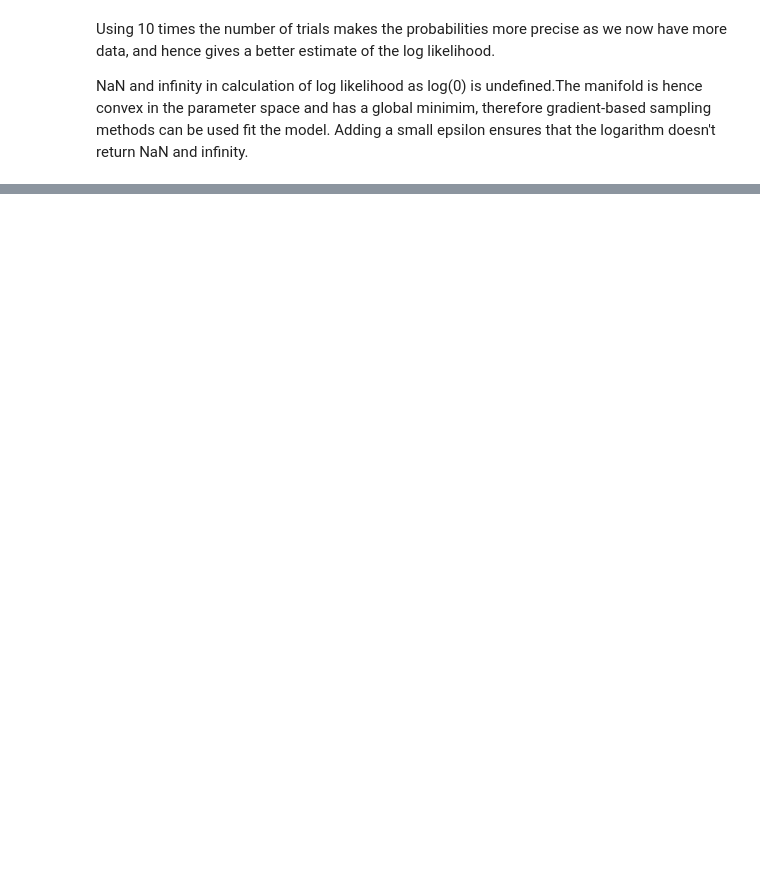
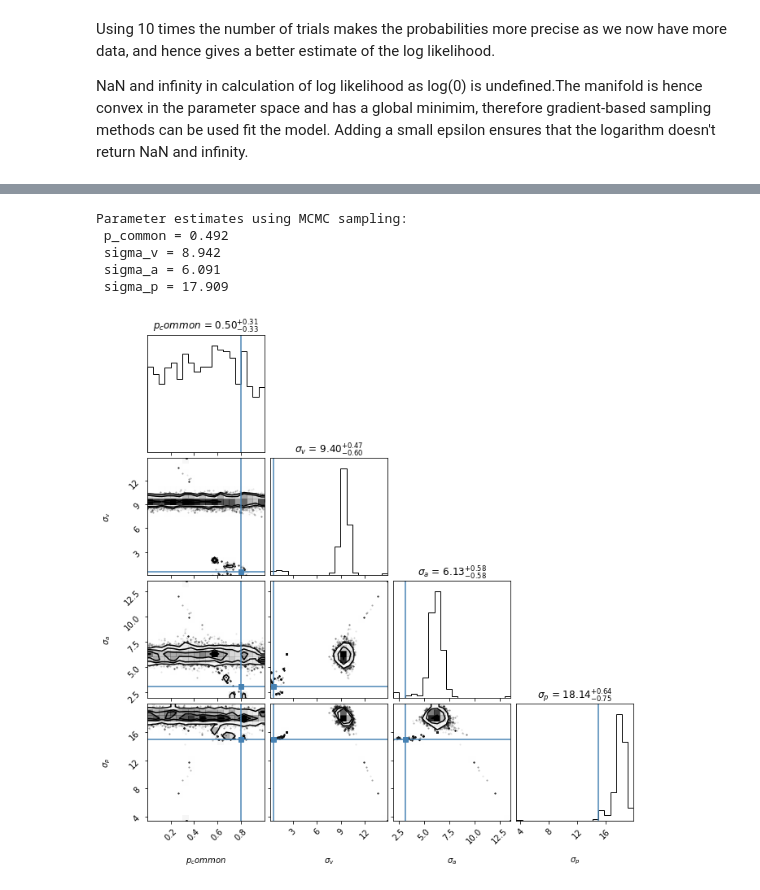
Before and after one commit to anujanegi/causal-inference, a Jupyter notebook: Causal Inference in Multisensory Perception.ipynb, the cells around one changed output, grey strips where cells are left out. Saved outputs shown, nothing was run; the diff lists cells and outputs as text; code cells hidden in the pictures; blank space fills up the shorter version.

```diff
--- a/Causal Inference in Multisensory Perception.ipynb
+++ b/Causal Inference in Multisensory Perception.ipynb
@@ -78,0 +89,3 @@ likelihoods, parameters = model.brute_fitting()
+# %%
+# MCMC sampler
+sampler = model.MCMC_sampling(model.log_probability, experimental_data, [1, 20, 20, 20])
@@ -78,0 +298,11 @@ likelihoods, parameters = model.brute_fitting()
+# %%
+flat_samples = sampler.get_chain(discard=100, flat=True)
+plot.plot_corner(flat_samples, ['$p_common$', '$\sigma_v$', '$\sigma_a$', '$\sigma_p$'], true_values)
+
+parameter_estimates = np.mean(sampler.get_chain(discard=100), axis=(1,0))
+print('Parameter estimates using MCMC sampling: \n \
+p_common = %.3f \n \
+sigma_v = %.3f \n \
+sigma_a = %.3f \n \
+sigma_p = %.3f'%(parameter_estimates[0], parameter_estimates[1], parameter_estimates[2], parameter_estimates[3]))
+# %% [output]
@@ -78,0 +310,6 @@ likelihoods, parameters = model.brute_fitting()
+Parameter estimates using MCMC sampling:
+ p_common = 0.492
+ sigma_v = 8.942
+ sigma_a = 6.091
+ sigma_p = 17.909
+[figure, added]
```
Also changed, not shown: parts of 13 cells of this notebook.
